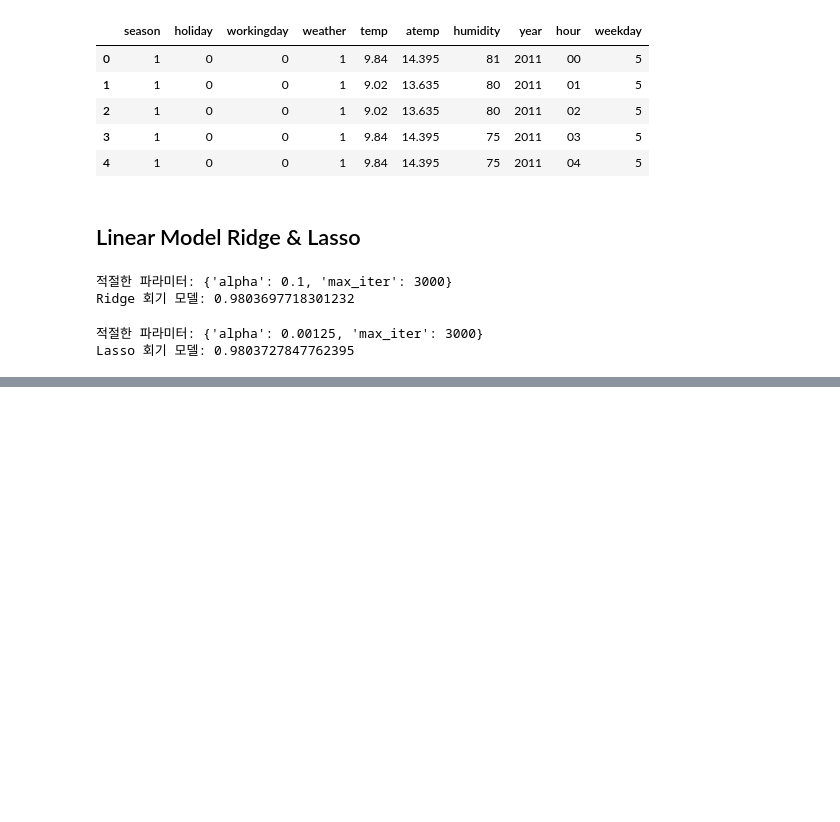
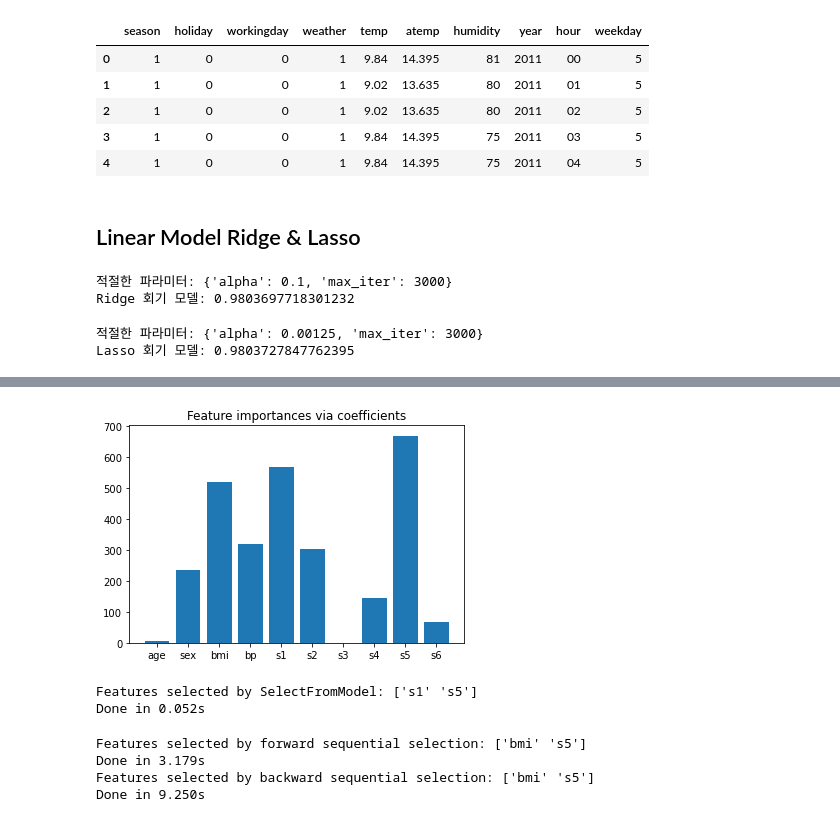
Before and after one commit to datacampic/ML, a Jupyter notebook: 김진성/Bike Sharing/Feature Selection & Linear Model.ipynb, the cells around one changed output, grey strips where cells are left out. Drawn from its saved outputs; the diff is of its cells as text; code cells hidden in the pictures; blank space fills up the shorter version.

```diff
--- a/김진성/Bike Sharing/Feature Selection & Linear Model.ipynb
+++ b/김진성/Bike Sharing/Feature Selection & Linear Model.ipynb
@@ -160,0 +242,60 @@ X_train.shape
+# %%
+from sklearn.datasets import load_diabetes
+
+diabetes = load_diabetes()
+X, y = diabetes.data, diabetes.target
+# %%
+from sklearn.linear_model import LassoCV
+
+lasso = LassoCV().fit(X, y)
+importance = np.abs(lasso.coef_)
+feature_names = np.array(diabetes.feature_names)
+
+plt.bar(height=importance, x=feature_names)
+plt.title("Feature importances via coefficients")
+plt.show()
+# %% [output]
+[figure, added]
+# %%
+from sklearn.feature_selection import SelectFromModel
+from time import time
+
+threshold = np.sort(importance)[-3] + 0.01
+
+tic = time()
+sfm = SelectFromModel(lasso, threshold=threshold).fit(X, y)
+toc = time()
+print(f"Features selected by SelectFromModel: {feature_names[sfm.get_support()]}")
+print(f"Done in {toc - tic:.3f}s")
+# %% [output]
+Features selected by SelectFromModel: ['s1' 's5']
+Done in 0.052s
+# %%
+from sklearn.feature_selection import SequentialFeatureSelector
+
+tic_fwd = time()
+sts_forward = SequentialFeatureSelector(
+    lasso, n_features_to_select=2, direction="forward"
+).fit(X, y)
+toc_fwd = time()
+
+tic_bwd = time()
+sfs_backward = SequentialFeatureSelector(
+    lasso, n_features_to_select=2, direction="backward"
+).fit(X, y)
+toc_bwd = time()
+
+print(
+    "Features selected by forward sequential selection: "
+    f"{feature_names[sts_forward.get_support()]}"
+)
+print(f"Done in {toc_fwd - tic_fwd:.3f}s")
+print("Features selected by backward sequential selection: "
+     f"{feature_names[sfs_backward.get_support()]}"
+)
+print(f"Done in {toc_bwd - tic_bwd:.3f}s")
+# %% [output]
+Features selected by forward sequential selection: ['bmi' 's5']
+Done in 3.179s
+Features selected by backward sequential selection: ['bmi' 's5']
+Done in 9.250s
```
Also changed, not shown: parts of 24 cells of this notebook.
